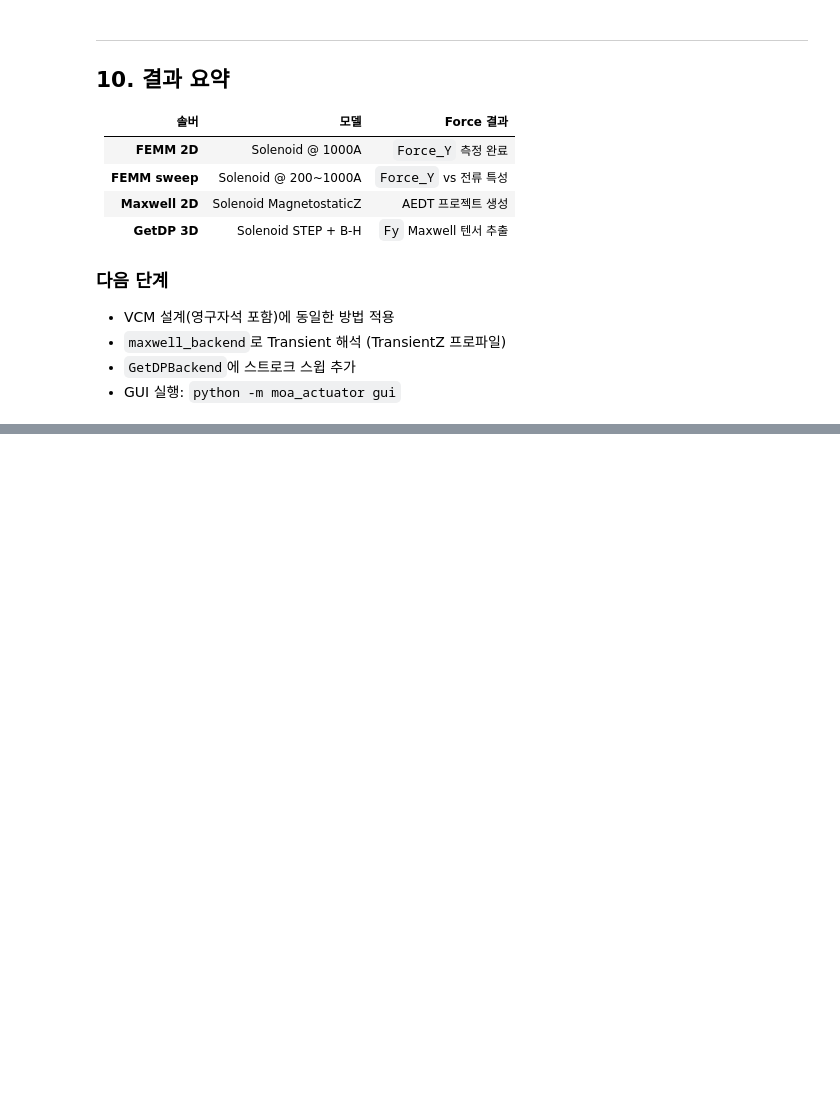
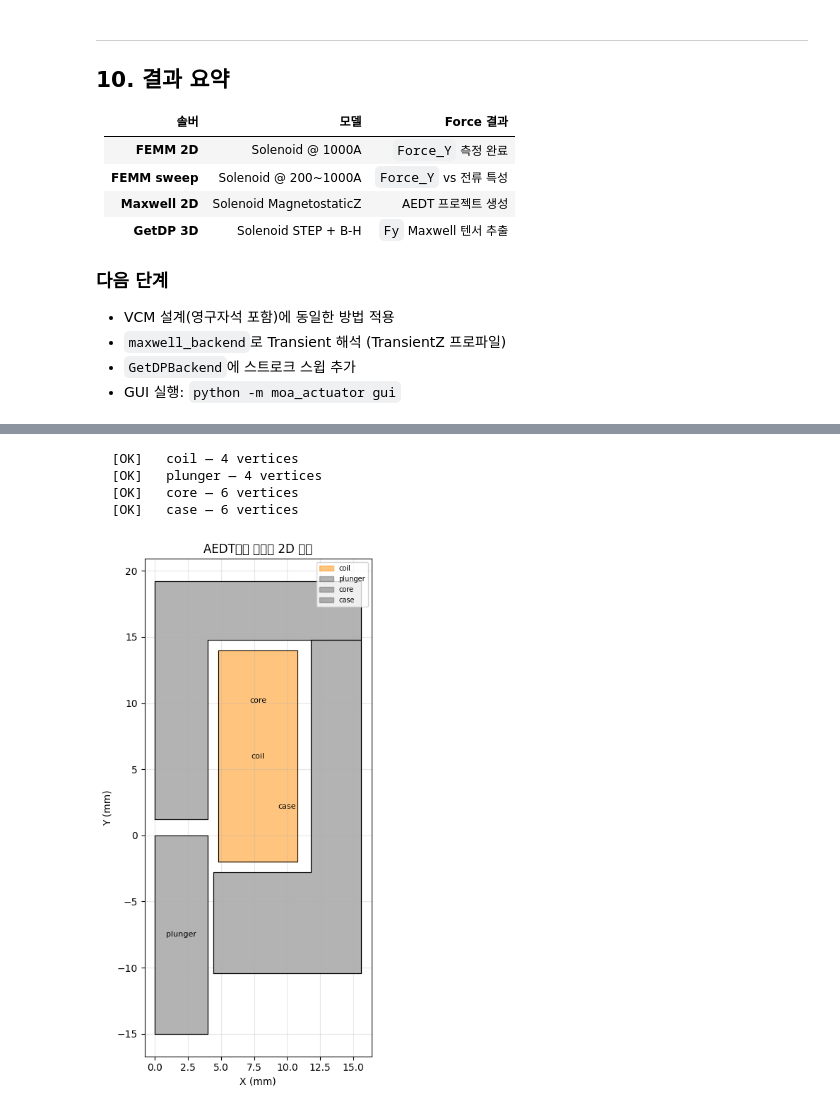
Before and after one commit to MoaSysConverg/MoaActuatorBasedOnDoSA, a Jupyter notebook: tutorial_moa_actuator.ipynb, the cells around one changed output, grey strips where cells are left out. Cells and saved outputs as stored; diff of their text form; code cells hidden in the pictures; blank space fills up the shorter version.

```diff
--- a/tutorial_moa_actuator.ipynb
+++ b/tutorial_moa_actuator.ipynb
@@ -380,0 +432,37 @@ for fname in ["Define.geo", "BH.pro", "model.geo", "model.pro"]:
+# %%
+# AEDT에서 추출한 형상 시각화 (셀 7과 동일 방식)
+import matplotlib.pyplot as plt
+from moa_actuator import extract_geometry
+
+fig, ax = plt.subplots(figsize=(5, 8))
+colors = {'Coil': '#FF8C00', 'Steel': '#696969', 'Magnet': '#DC143C', 'Other': '#228B22'}
+
+for part in design_aedt.parts:
+    geom = extract_geometry(part)
+    if not geom or not geom.is_valid:
+        print(f"  [SKIP] {part.name} — geometry 없음 (vertices={0})")
+        continue
+
+    xs = [p.x for p in geom.points] + [geom.points[0].x]
+    ys = [p.y for p in geom.points] + [geom.points[0].y]
+    c = colors.get(part.kind, '#AAAAAA')
+    ax.fill(xs, ys, alpha=0.5, color=c, label=part.name)
+    ax.plot(xs, ys, 'k-', linewidth=0.8)
+    ax.text((min(xs)+max(xs))/2, (min(ys)+max(ys))/2,
+            part.name, ha='center', va='center', fontsize=8)
+    print(f"  [OK]   {part.name} — {len(geom.points)} vertices")
+
+ax.set_xlabel('X (mm)')
+ax.set_ylabel('Y (mm)')
+ax.set_title('AEDT에서 추출한 2D 형상')
+ax.set_aspect('equal')
+ax.legend(loc='upper right', fontsize=7)
+ax.grid(True, alpha=0.3)
+plt.tight_layout()
+plt.show()
+# %% [output]
+  [OK]   coil — 4 vertices
+  [OK]   plunger — 4 vertices
+  [OK]   core — 6 vertices
+  [OK]   case — 6 vertices
+[figure, added]
```
Also changed, not shown: parts of 2 cells of this notebook, 48 other files.
